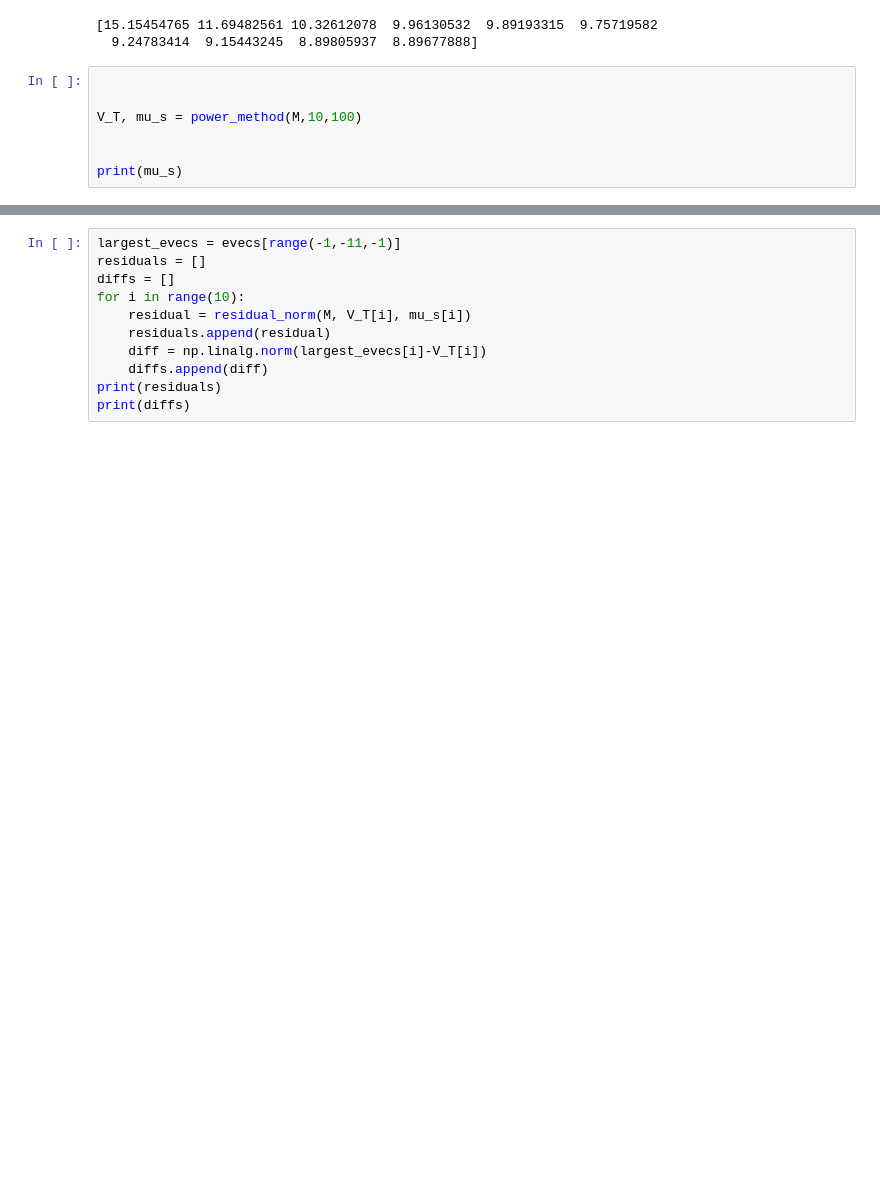
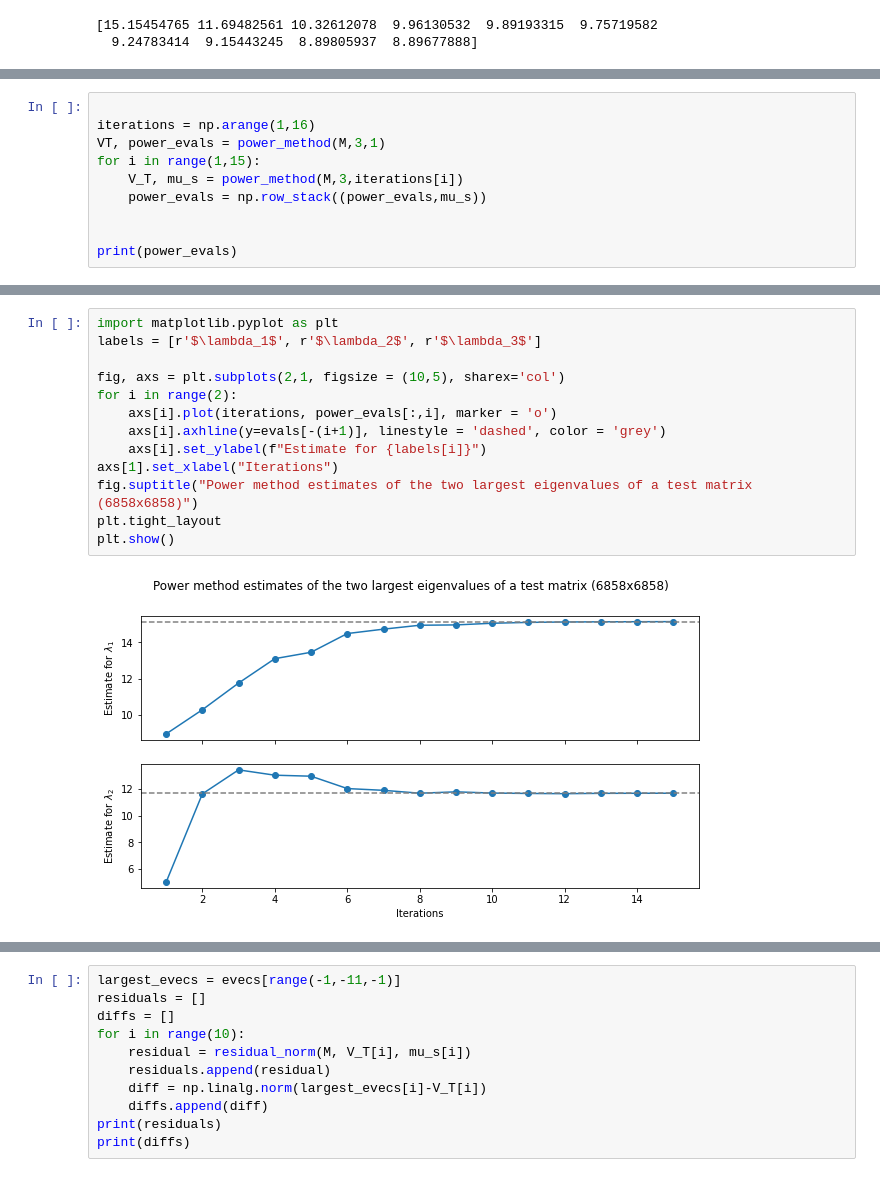
Before and after one commit to AkiTsuruta/MI-AIM, a Jupyter notebook: power_method.ipynb, the cells around one changed output, grey strips where cells are left out. Drawn from its saved outputs; the diff is of its cells as text; blank space fills up the shorter version.

Commit message:
plots

```diff
--- a/power_method.ipynb
+++ b/power_method.ipynb
@@ -223,10 +223,3 @@ print(evals[range(-1,-11,-1)])
 # %% [output]
 [15.15454765 11.69482561 10.32612078  9.96130532  9.89193315  9.75719582
   9.24783414  9.15443245  8.89805937  8.89677888]
-# %%
-
-
-V_T, mu_s = power_method(M,10,100)
-
-
-print(mu_s)
@@ -235,0 +226,10 @@ print(mu_s)
+# %%
+
+iterations = np.arange(1,16)
+VT, power_evals = power_method(M,3,1)
+for i in range(1,15):
+    V_T, mu_s = power_method(M,3,iterations[i])
+    power_evals = np.row_stack((power_evals,mu_s))
+
+
+print(power_evals)
@@ -235,0 +252,15 @@ print(mu_s)
+# %%
+import matplotlib.pyplot as plt
+labels = [r'$\lambda_1$', r'$\lambda_2$', r'$\lambda_3$']
+
+fig, axs = plt.subplots(2,1, figsize = (10,5), sharex='col')
+for i in range(2):
+    axs[i].plot(iterations, power_evals[:,i], marker = 'o')
+    axs[i].axhline(y=evals[-(i+1)], linestyle = 'dashed', color = 'grey')
+    axs[i].set_ylabel(f"Estimate for {labels[i]}")
+axs[1].set_xlabel("Iterations")
+fig.suptitle("Power method estimates of the two largest eigenvalues of a test matrix (6858x6858)")
+plt.tight_layout
+plt.show()
+# %% [output]
+[figure, added]
```
Also changed, not shown: parts of 3 cells of this notebook.
